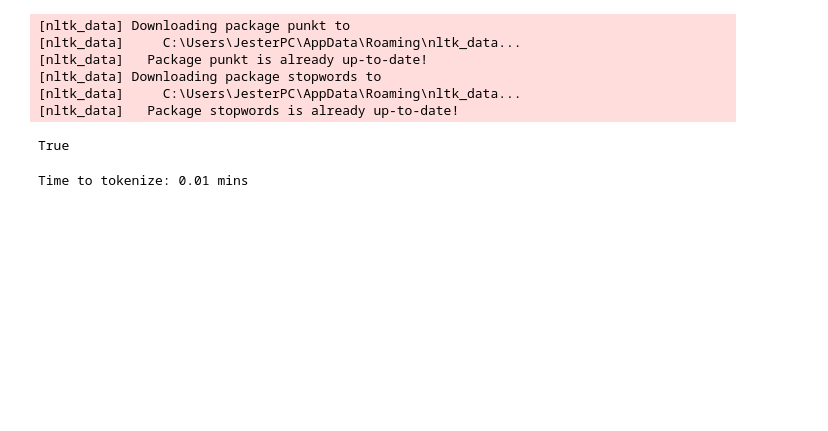
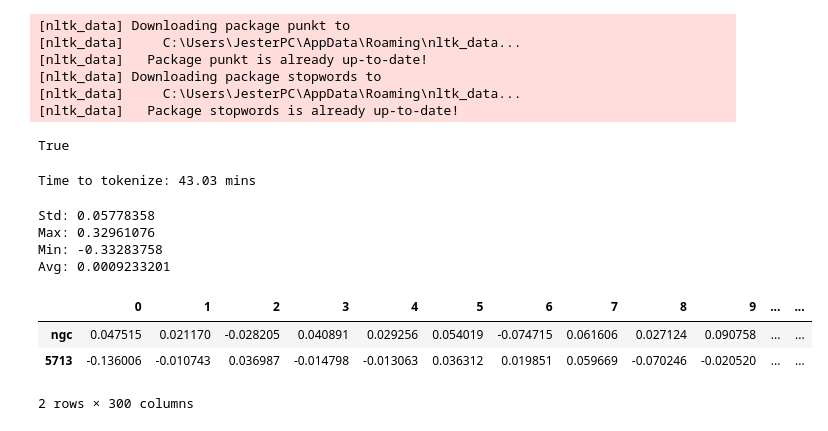
Before and after one commit to thejrace/cse4062_obarey, a Jupyter notebook: word_freq_final.ipynb, the cells around one changed output. Saved outputs shown, nothing was run; the diff lists cells and outputs as text; code cells hidden in the pictures; blank space fills up the shorter version.

```diff
--- a/word_freq_final.ipynb
+++ b/word_freq_final.ipynb
@@ -35,10 +36,10 @@ chars = []
 word_vectors = []
 
 with open("data/data_origin.DUMP", encoding="utf8") as tsv:
-    counter = 0;
+#     counter = 0;
     for line in csv.reader(tsv, dialect="excel-tab"):
         sentence = line[2]
-        counter += 1
+#         counter += 1
 
         # trim punctuation, make it lowercase
         sentence = sentence.translate(str.maketrans('', '', string.punctuation)).lower()
@@ -53,12 +54,12 @@ with open("data/data_origin.DUMP", encoding="utf8") as tsv:
                 if word in w2v_model.wv.vocab:
                     word_vectors.append(w2v_model.wv[word])
 
-                for char in word:
-                    chars.append(char)
+#                 for char in word:
+#                     chars.append(char)
 
-        if counter == 100:
-            break
+#         if counter == 100:
+#             break
 
 print('Time to tokenize: {} mins'.format(round((time() - t) / 60, 2)))
 # %% [output]
-Time to tokenize: 0.01 mins
+Time to tokenize: 43.03 mins
@@ -64,0 +71,24 @@ Time to tokenize: 0.01 mins
+# %%
+print('Std: ' + str(np.std(word_vectors)))
+print('Max: ' + str(np.max(word_vectors)))
+print('Min: ' + str(np.min(word_vectors)))
+print('Avg: ' + str(np.average(word_vectors)))
+# %% [output]
+Std: 0.05778358
+Max: 0.32961076
+Min: -0.33283758
+Avg: 0.0009233201
+# %%
+word_vectors = [w2v_model.wv[word] for word in words if word in w2v_model.wv.vocab]
+# Zip the words together with their vector representations
+word_vec_zip = zip(words, word_vectors)
+
+# Cast to a dict so we can turn it into a DataFrame
+word_vec_dict = dict(word_vec_zip)
+df = pd.DataFrame.from_dict(word_vec_dict, orient='index')
+df.head(2)
+# %% [output]
+|  | 0 | 1 | 2 | 3 | 4 | 5 | 6 | 7 | 8 | 9 | ... | ... |
+| ngc | 0.047515 | 0.021170 | -0.028205 | 0.040891 | 0.029256 | 0.054019 | -0.074715 | 0.061606 | 0.027124 | 0.090758 | ... | ... |
+| 5713 | -0.136006 | -0.010743 | 0.036987 | -0.014798 | -0.013063 | 0.036312 | 0.019851 | 0.059669 | -0.070246 | -0.020520 | ... | ... |
+2 rows × 300 columns
```
Also changed, not shown: parts of 6 cells of this notebook, 1 other file.
